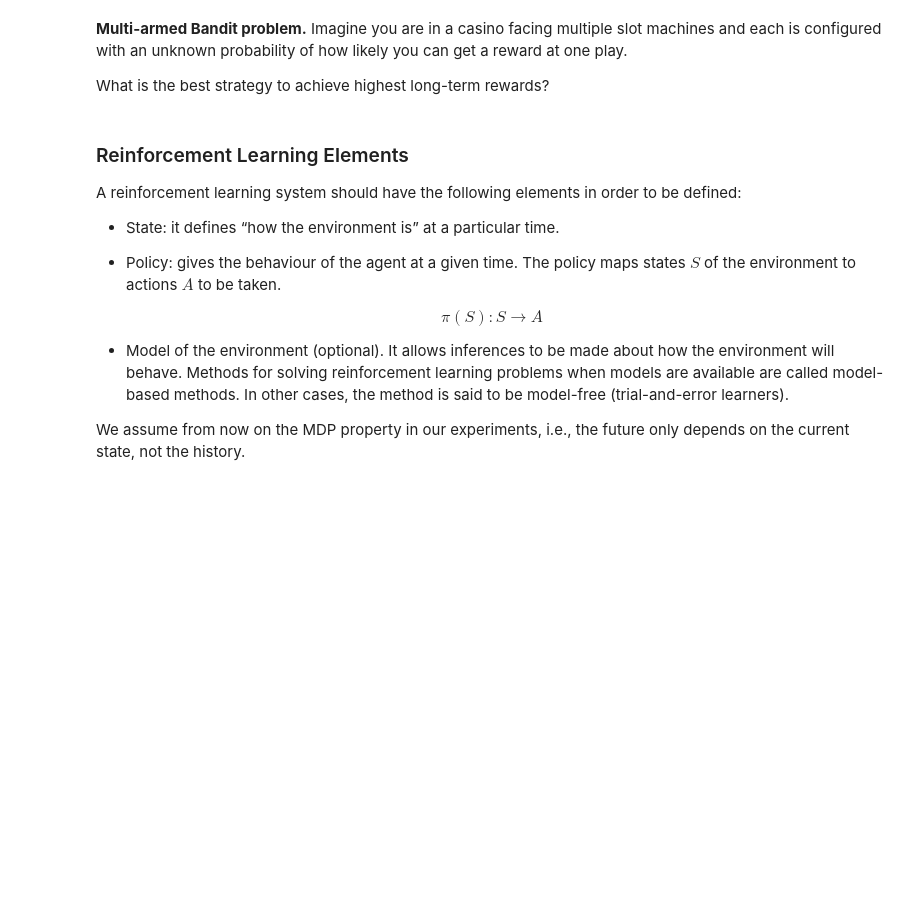
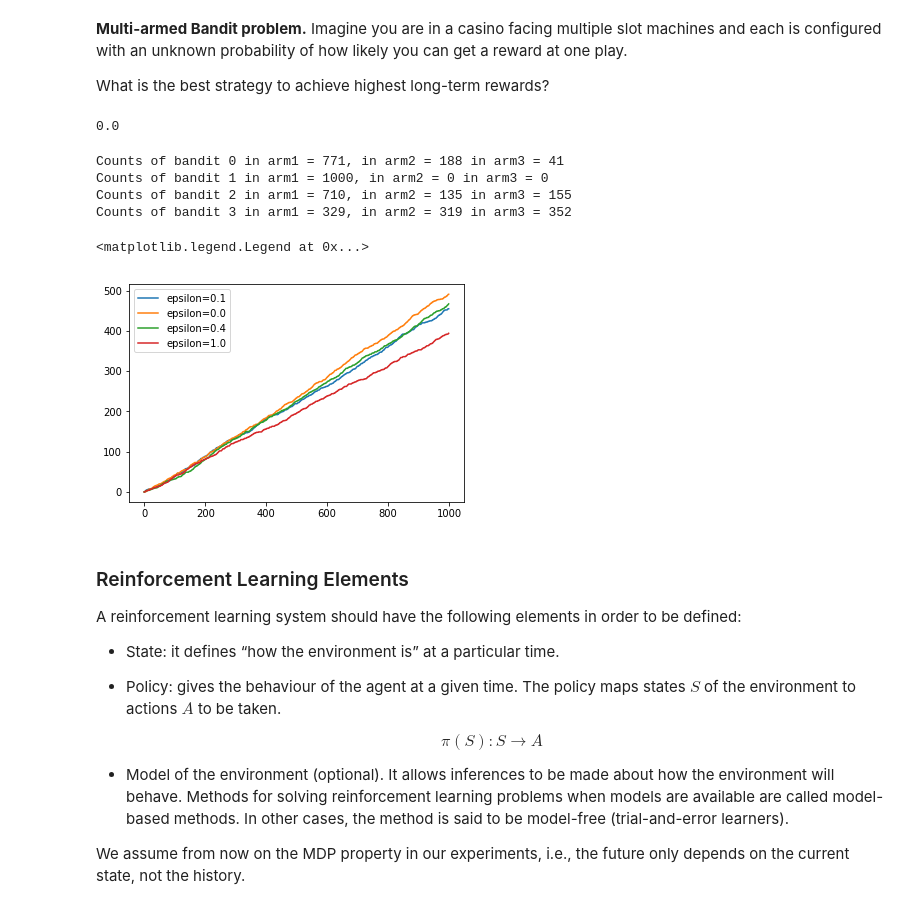
Before and after one commit to bichopaulinho/DeepLearningCourse, a Jupyter notebook: 06_RL/10_DRL-student_version.ipynb, the cells around one changed output. Cells and saved outputs as stored; diff of their text form; code cells hidden in the pictures; blank space fills up the shorter version.

```diff
--- a/06_RL/10_DRL-student_version.ipynb
+++ b/06_RL/10_DRL-student_version.ipynb
@@ -55,0 +74,10 @@ What is the best strategy to achieve highest long-term rewards?
+# %%
+arm1 = BernoulliArm(0.5)
+arm2 = BernoulliArm(0.4)
+arm3 = BernoulliArm(0.3)
+arms = [arm1, arm2, arm3]
+n_arms = 3
+# %%
+arm1.draw()
+# %% [output]
+0.0
@@ -55,0 +113,43 @@ What is the best strategy to achieve highest long-term rewards?
+# %%
+# varios jugadores con diferentes tacticas
+bandit1 = EpsilonGreedy(0.1)
+bandit2 = EpsilonGreedy(0.0)
+bandit3 = EpsilonGreedy(0.4)
+bandit4 = EpsilonGreedy(1.0)
+
+bandits = [bandit1,bandit2,bandit3,bandit4 ]
+
+for bandit in bandits:
+    bandit.initialize(n_arms)
+# %%
+iterations = 1000
+
+rewards = np.zeros((len(bandits), iterations))
+
+for t in range(iterations):
+    for i, bandit in enumerate(bandits):
+        #juega a una maquina
+        chosen_arm = bandit.select_arm()
+        # reward
+        reward = arms[chosen_arm].draw()
+        rewards[i][t] += reward
+        # update
+        bandit.update(chosen_arm, reward)
+
+#show results
+for i, bandit in enumerate(bandits):
+    print("Counts of bandit %d in arm1 = %d, in arm2 = %d in arm3 = %d" % (i,bandit.counts[0], bandit.counts[1], bandit.counts[2]))
+# %% [output]
+Counts of bandit 0 in arm1 = 771, in arm2 = 188 in arm3 = 41
+Counts of bandit 1 in arm1 = 1000, in arm2 = 0 in arm3 = 0
+Counts of bandit 2 in arm1 = 710, in arm2 = 135 in arm3 = 155
+Counts of bandit 3 in arm1 = 329, in arm2 = 319 in arm3 = 352
+# %%
+plt.plot(range(iterations), np.cumsum(rewards[0, :]), label = 'epsilon=0.1' )
+plt.plot(range(iterations), np.cumsum(rewards[1, :]), label = 'epsilon=0.0' )
+plt.plot(range(iterations), np.cumsum(rewards[2, :]), label = 'epsilon=0.4' )
+plt.plot(range(iterations), np.cumsum(rewards[3, :]), label = 'epsilon=1.0' )
+plt.legend(loc='best')
+# %% [output]
+<matplotlib.legend.Legend at 0x...>
+[figure, added]
```
Also changed, not shown: parts of 9 cells of this notebook.
